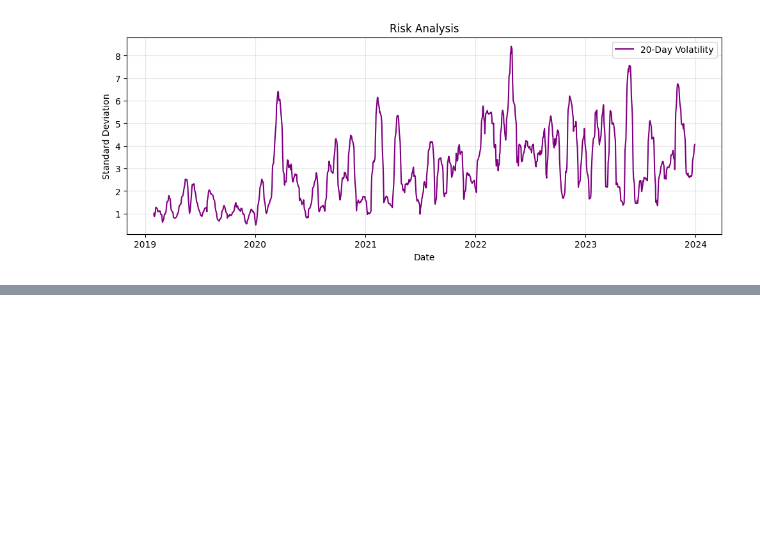
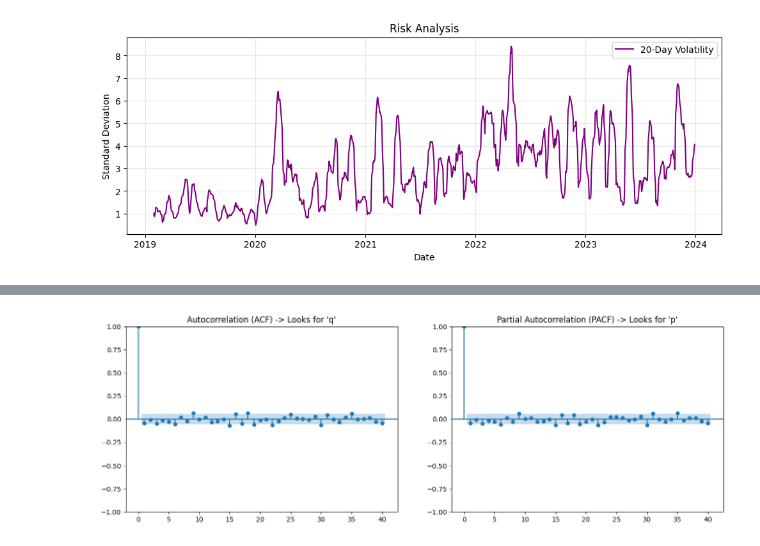
Before and after one commit to hardiksharma2005/Time-series-forcasting, a Jupyter notebook: Time_Series_Forcasting_project.ipynb, the cells around one changed output, grey strips where cells are left out. Drawn from its saved outputs; the diff is of its cells as text; code cells hidden in the pictures; blank space fills up the shorter version.

```diff
--- a/Time_Series_Forcasting_project.ipynb
+++ b/Time_Series_Forcasting_project.ipynb
@@ -105,0 +143,15 @@ plt.show()
+# %%
+# Finding p and q (ACF/PACF)
+fig, (ax1, ax2) = plt.subplots(1, 2, figsize=(16, 5))
+
+# ACF plot
+plot_acf(data['Diff'].dropna(), ax=ax1, lags=40)
+ax1.set_title("Autocorrelation (ACF) -> Looks for 'q'")
+
+# PACF plot
+plot_pacf(data['Diff'].dropna(), ax=ax2, lags=40)
+ax2.set_title("Partial Autocorrelation (PACF) -> Looks for 'p'")
+
+plt.show()
+# %% [output]
+[figure, added]
```
Also changed, not shown: parts of 5 cells of this notebook.
